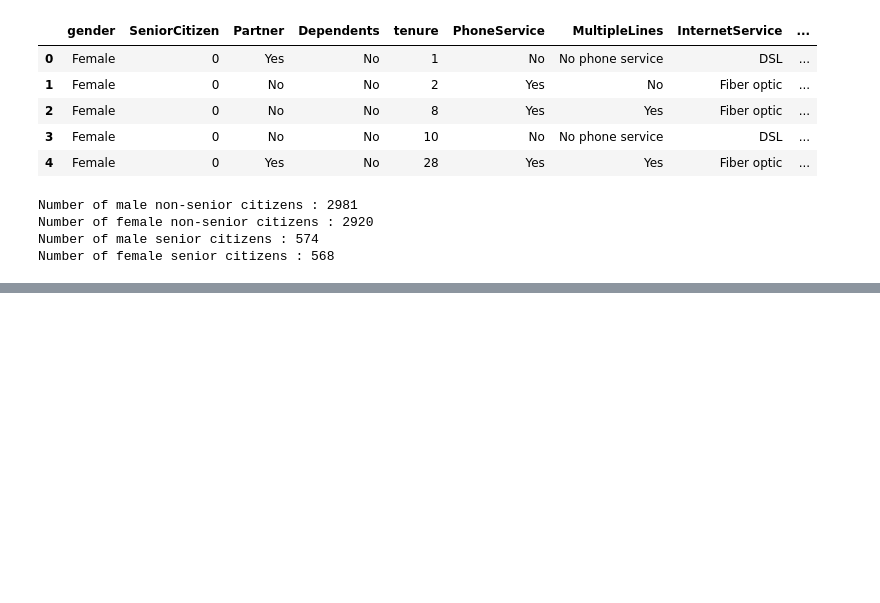
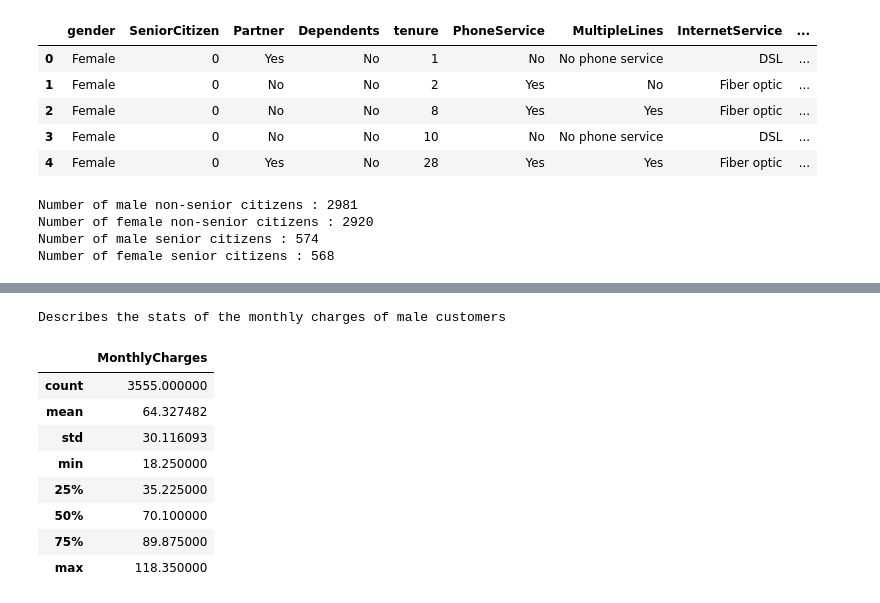
Before and after one commit to adityaprabhat01/eda-taskphase-aditya, a Jupyter notebook: telco_churn.ipynb, the cells around one changed output, grey strips where cells are left out. Saved outputs shown, nothing was run; the diff lists cells and outputs as text; code cells hidden in the pictures; blank space fills up the shorter version.

```diff
--- a/telco_churn.ipynb
+++ b/telco_churn.ipynb
@@ -67,0 +71,14 @@ plt.show()
+# %%
+print("Describes the stats of the monthly charges of male customers")
+df_male_monthlyCharges.describe()
+# %% [output]
+Describes the stats of the monthly charges of male customers
+|  | MonthlyCharges |
+| count | 3555.000000 |
+| mean | 64.327482 |
+| std | 30.116093 |
+| min | 18.250000 |
+| 25% | 35.225000 |
+| 50% | 70.100000 |
+| 75% | 89.875000 |
+| max | 118.350000 |
```
Also changed, not shown: parts of 8 cells of this notebook.
